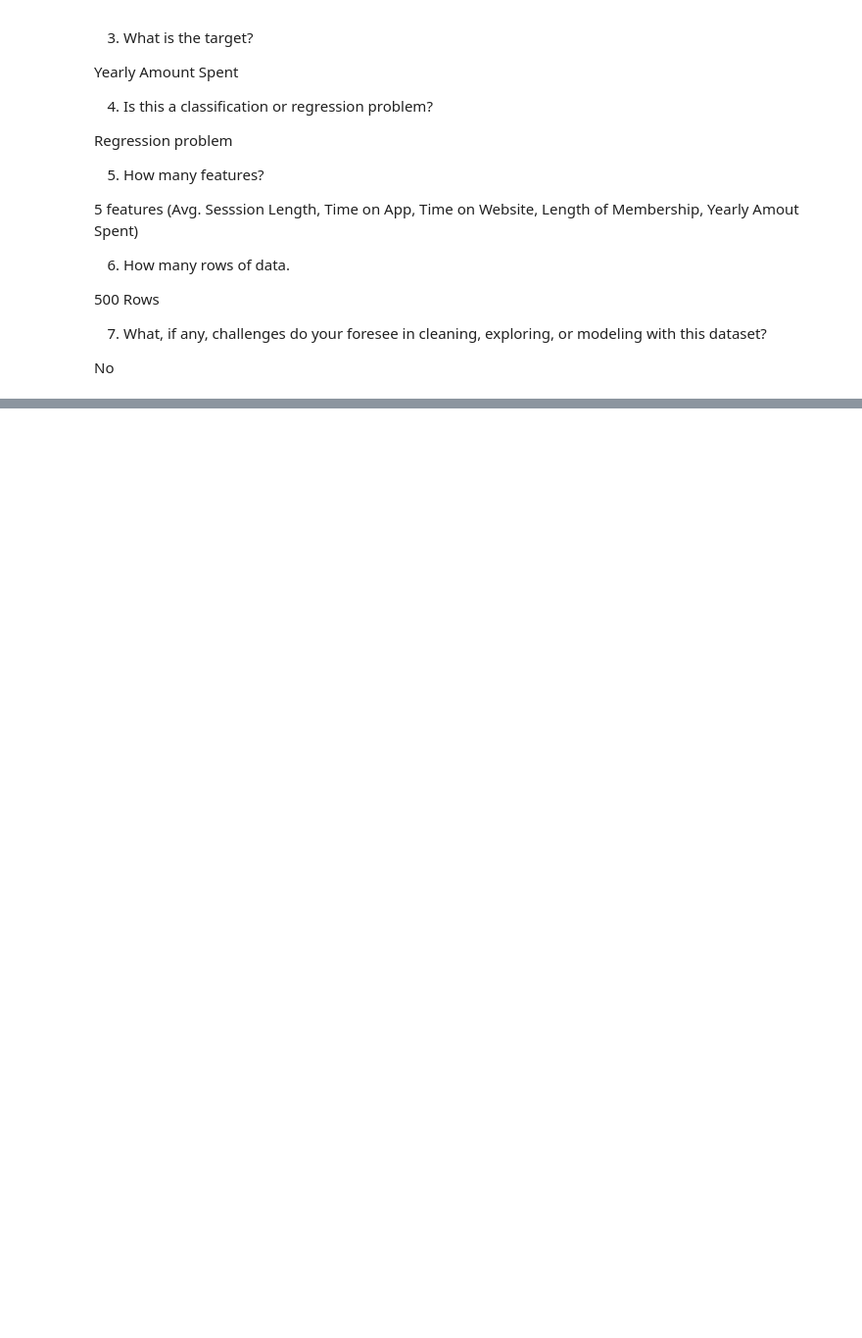
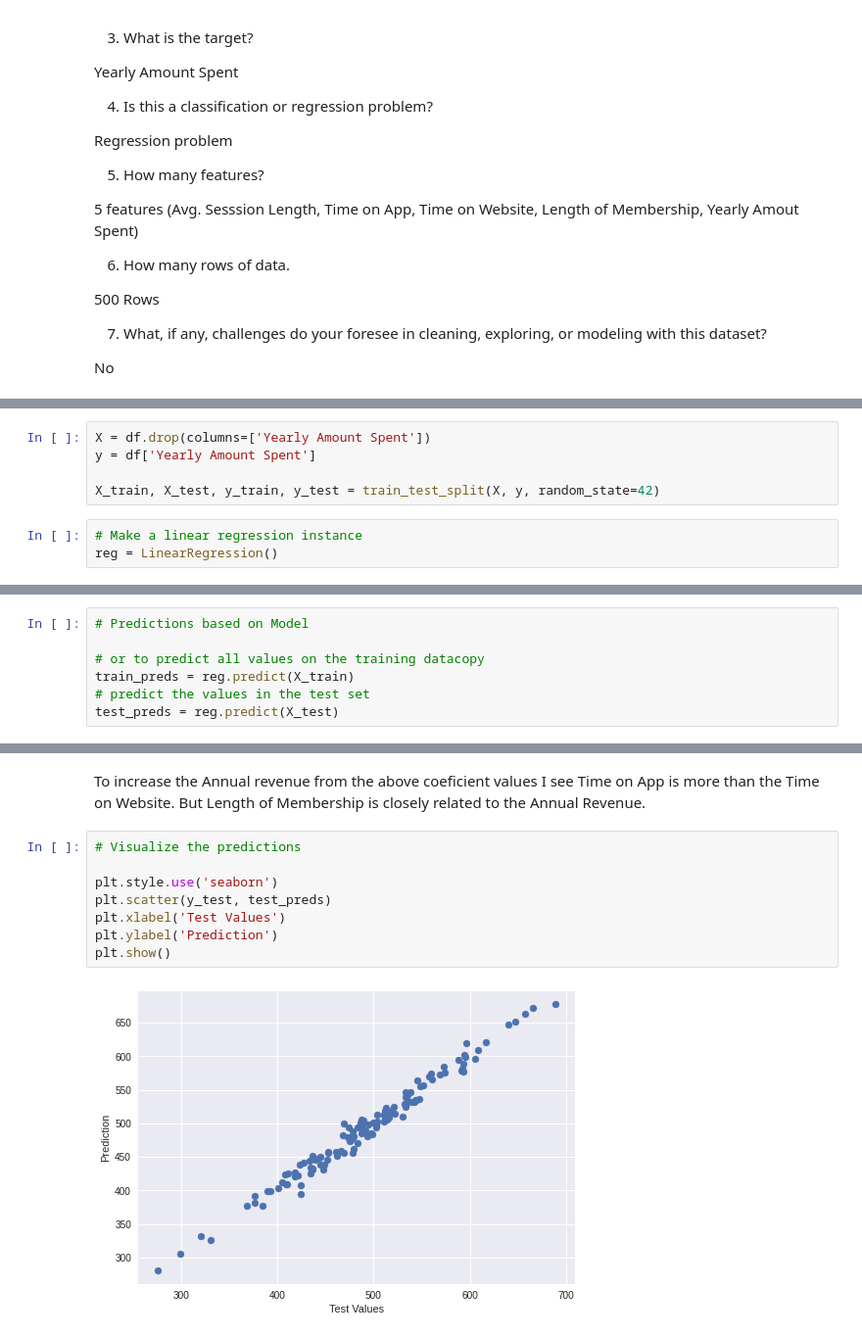
Before and after one commit to munusamymp/datascience_projects, a Jupyter notebook: ecommerce_customers/ecommerce_customers.ipynb, the cells around one changed output, grey strips where cells are left out. Shown at 98% size. Drawn from its saved outputs; the diff is of its cells as text; blank space fills up the shorter version.

```diff
--- a/ecommerce_customers/ecommerce_customers.ipynb
+++ b/ecommerce_customers/ecommerce_customers.ipynb
@@ -77,0 +95,8 @@ No
+# %%
+X = df.drop(columns=['Yearly Amount Spent'])
+y = df['Yearly Amount Spent']
+
+X_train, X_test, y_train, y_test = train_test_split(X, y, random_state=42)
+# %%
+# Make a linear regression instance
+reg = LinearRegression()
@@ -77,0 +108,7 @@ No
+# %%
+# Predictions based on Model
+
+# or to predict all values on the training datacopy
+train_preds = reg.predict(X_train)
+# predict the values in the test set
+test_preds = reg.predict(X_test)
@@ -77,0 +132,12 @@ No
+# %% [markdown]
+To increase the Annual revenue from the above coeficient values I see Time on App is more than the Time on Website.  But Length of Membership is closely related to the Annual Revenue.
+# %%
+# Visualize the predictions
+
+plt.style.use('seaborn')
+plt.scatter(y_test, test_preds)
+plt.xlabel('Test Values')
+plt.ylabel('Prediction')
+plt.show()
+# %% [output]
+[figure, added]
```
Also changed, not shown: parts of 12 cells of this notebook.
